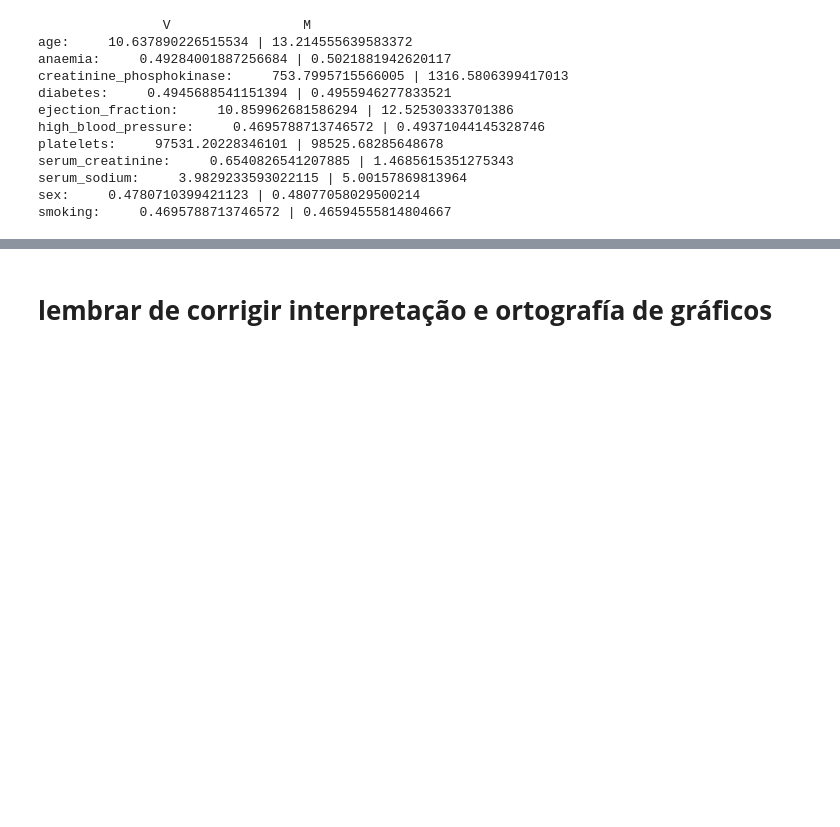
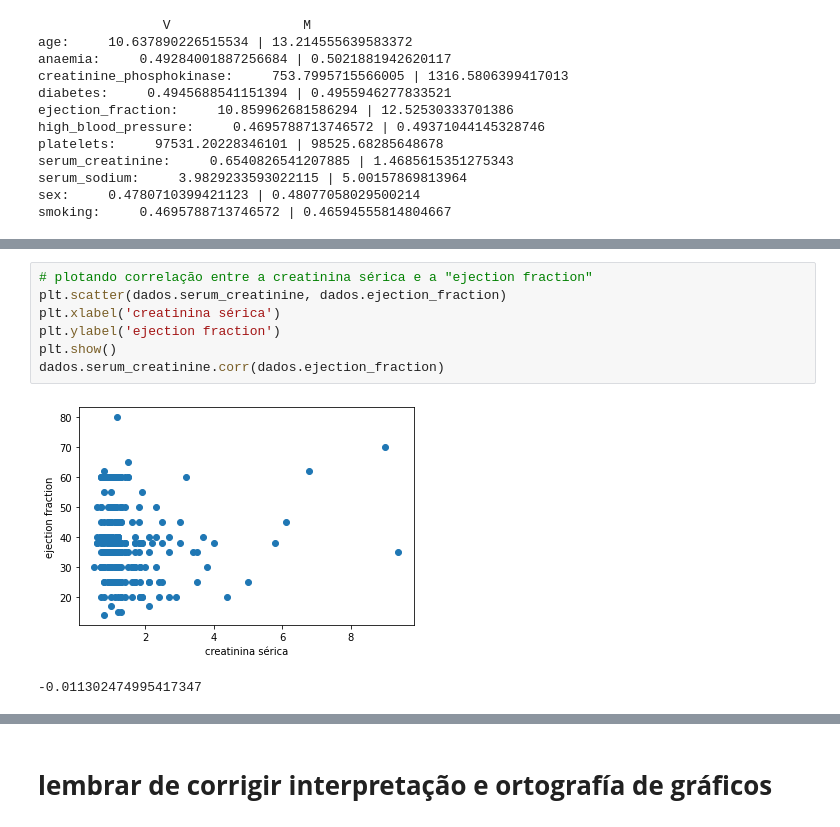
Before and after one commit to svhenrique/analise-dataset-heart-disease, a Jupyter notebook: Untitled0.ipynb, the cells around one changed output, grey strips where cells are left out. Drawn from its saved outputs; the diff is of its cells as text; blank space fills up the shorter version.

```diff
--- a/Untitled0.ipynb
+++ b/Untitled0.ipynb
@@ -623,0 +665,10 @@ smoking:     0.4695788713746572 | 0.46594555814804667
+# %%
+# plotando correlação entre a creatinina sérica e a "ejection fraction"
+plt.scatter(dados.serum_creatinine, dados.ejection_fraction)
+plt.xlabel('creatinina sérica')
+plt.ylabel('ejection fraction')
+plt.show()
+dados.serum_creatinine.corr(dados.ejection_fraction)
+# %% [output]
+[figure, added]
+-0.011302474995417347
```
Also changed, not shown: parts of 31 cells of this notebook.
